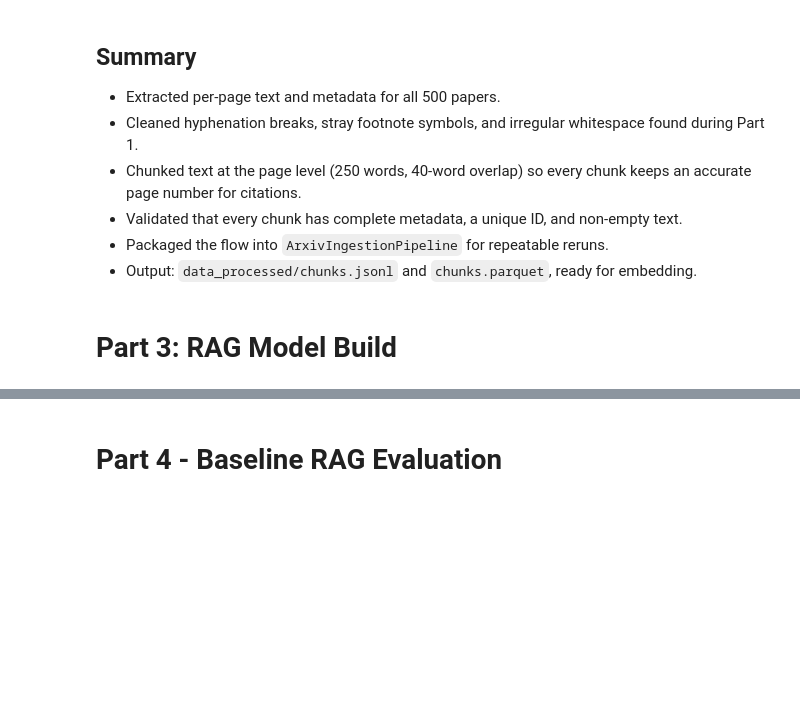
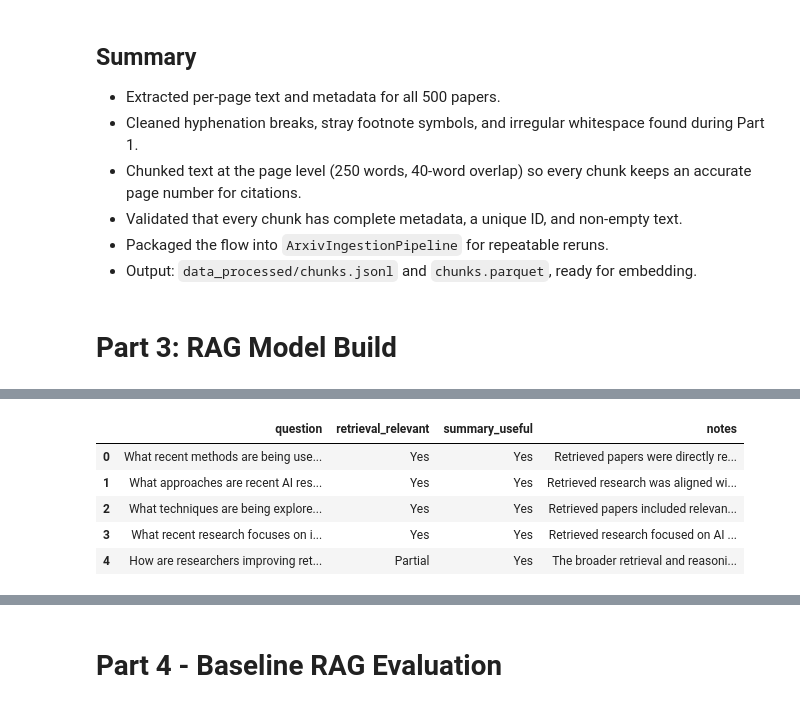
Before and after one commit to Break-Through-Tech/KPMG-1K-ai-research-intelligence-agent-for-business-insight-translation, a Jupyter notebook: notebooks/01_data_assessment.ipynb, the cells around one changed output, grey strips where cells are left out. Drawn from its saved outputs; the diff is of its cells as text; code cells hidden in the pictures; blank space fills up the shorter version.

Commit message:
fixed end to end rag retrieval and summarization testing

```diff
--- a/notebooks/01_data_assessment.ipynb
+++ b/notebooks/01_data_assessment.ipynb
@@ -685,0 +726,11 @@ OpenAIError: Missing credentials. Please pass an `api_key`, `workload_identity`,
+# %%
+#  test the end-to-end workflow using research questions
+# covering several AI topics in the expanded arXiv dataset.
+
+test_questions = [
+    "What recent methods are being used to reduce hallucinations in retrieval-augmented generation?",
+    "What approaches are recent AI research papers using to improve AI agent reliability?",
+    "What techniques are being explored to make large language models more efficient?",
+    "What recent research focuses on improving the safety or trustworthiness of generative AI?",
+    "How are researchers improving retrieval and reasoning in AI systems?"
+]
@@ -685,0 +880,46 @@ OpenAIError: Missing credentials. Please pass an `api_key`, `workload_identity`,
+# %%
+# Manual review of retrieval relevance and summary usefulness.
+# "Partial" is used where the retrieved evidence is related to the topic
+# but not as directly relevant as the other test cases.
+
+manual_review = pd.DataFrame([
+    {
+        "question": test_results[0]["question"],
+        "retrieval_relevant": "Yes",
+        "summary_useful": "Yes",
+        "notes": "Retrieved papers were directly related to hallucination reduction and detection."
+    },
+    {
+        "question": test_results[1]["question"],
+        "retrieval_relevant": "Yes",
+        "summary_useful": "Yes",
+        "notes": "Retrieved research was aligned with AI agent reliability and governance."
+    },
+    {
+        "question": test_results[2]["question"],
+        "retrieval_relevant": "Yes",
+        "summary_useful": "Yes",
+        "notes": "Retrieved papers included relevant work on AI model efficiency and optimization."
+    },
+    {
+        "question": test_results[3]["question"],
+        "retrieval_relevant": "Yes",
+        "summary_useful": "Yes",
+        "notes": "Retrieved research focused on AI safety, trust, and governance."
+    },
+    {
+        "question": test_results[4]["question"],
+        "retrieval_relevant": "Partial",
+        "summary_useful": "Yes",
+        "notes": "The broader retrieval and reasoning question returned some useful sources, but several were less directly related."
+    }
+])
+
+manual_review
+# %% [output]
+|  | question | retrieval_relevant | summary_useful | notes |
+| 0 | What recent methods are being use... | Yes | Yes | Retrieved papers were directly re... |
+| 1 | What approaches are recent AI res... | Yes | Yes | Retrieved research was aligned wi... |
+| 2 | What techniques are being explore... | Yes | Yes | Retrieved papers included relevan... |
+| 3 | What recent research focuses on i... | Yes | Yes | Retrieved research focused on AI ... |
+| 4 | How are researchers improving ret... | Partial | Yes | The broader retrieval and reasoni... |
```
Also changed, not shown: parts of 40 cells of this notebook.
